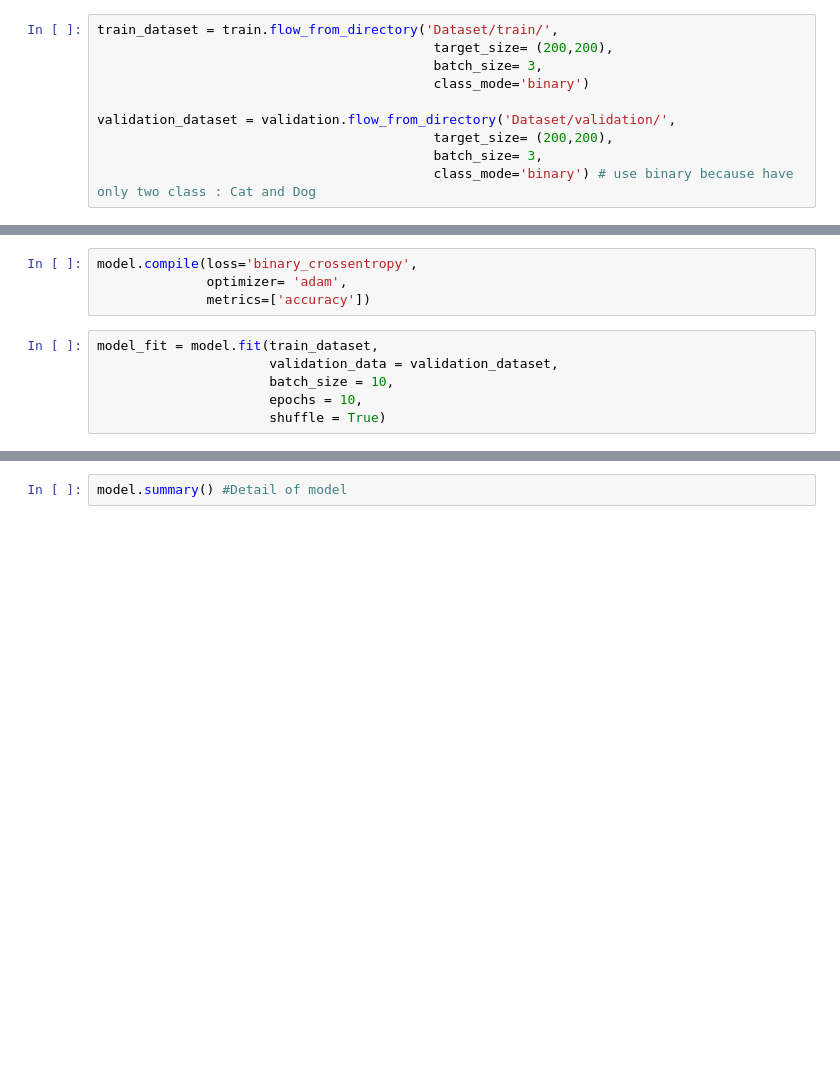
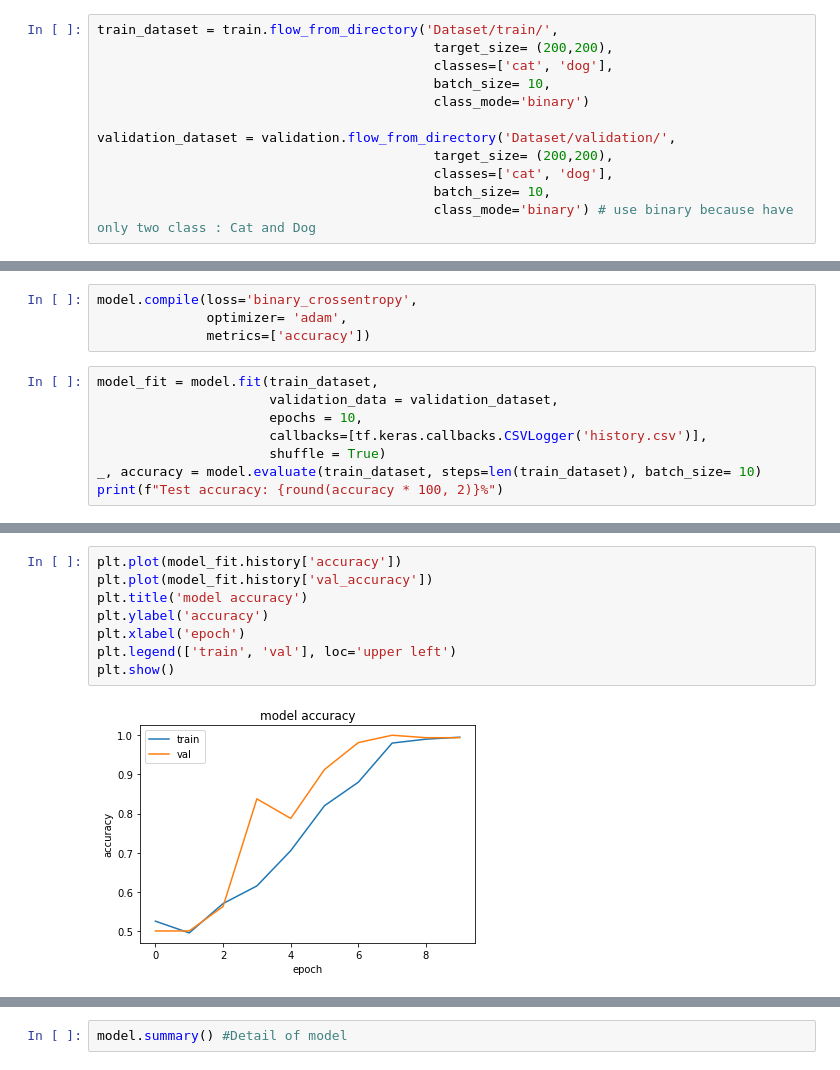
Before and after one commit to MaoMakara/CNN-on-the-prediction-of-image, a Jupyter notebook: CNN.ipynb, the cells around one changed output, grey strips where cells are left out. Drawn from its saved outputs; the diff is of its cells as text; blank space fills up the shorter version.

Commit message:
add plot

```diff
--- a/CNN.ipynb
+++ b/CNN.ipynb
@@ -22,12 +23,14 @@ validation = ImageDataGenerator(rescale=1/255)
 # %%
 train_dataset = train.flow_from_directory('Dataset/train/',
                                            target_size= (200,200),
-                                           batch_size= 3,
+                                           classes=['cat', 'dog'],
+                                           batch_size= 10,
                                            class_mode='binary')
 
 validation_dataset = validation.flow_from_directory('Dataset/validation/',
                                            target_size= (200,200),
-                                           batch_size= 3,
+                                           classes=['cat', 'dog'],
+                                           batch_size= 10,
                                            class_mode='binary') # use binary because have only two class : Cat and Dog
 # %% [output]
 Found 200 images belonging to 2 classes.
@@ -54,8 +57,10 @@ model.compile(loss='binary_crossentropy',
 # %%
 model_fit = model.fit(train_dataset,
                       validation_data = validation_dataset,
-                      batch_size = 10,
                       epochs = 10,
+                      callbacks=[tf.keras.callbacks.CSVLogger('history.csv')],
                       shuffle = True)
+_, accuracy = model.evaluate(train_dataset, steps=len(train_dataset), batch_size= 10)
+print(f"Test accuracy: {round(accuracy * 100, 2)}%")
 # %% [output]
 Epoch 1/10
@@ -80,0 +98,10 @@ Epoch 10/10
+# %%
+plt.plot(model_fit.history['accuracy'])
+plt.plot(model_fit.history['val_accuracy'])
+plt.title('model accuracy')
+plt.ylabel('accuracy')
+plt.xlabel('epoch')
+plt.legend(['train', 'val'], loc='upper left')
+plt.show()
+# %% [output]
+[figure, added]
```
Also changed, not shown: parts of 13 cells of this notebook.
